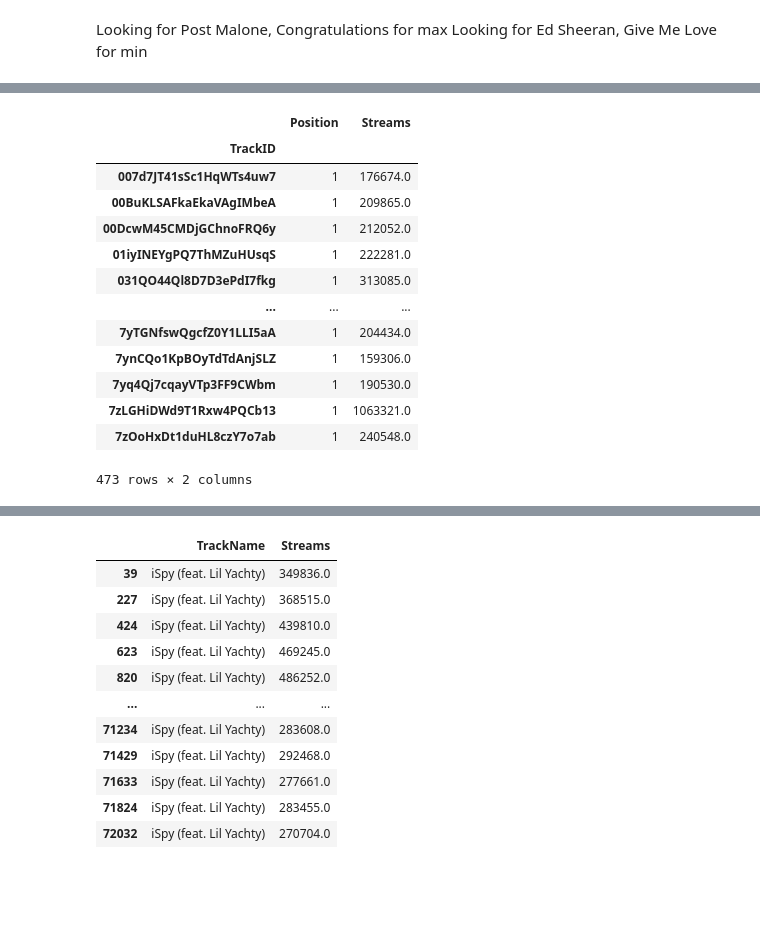
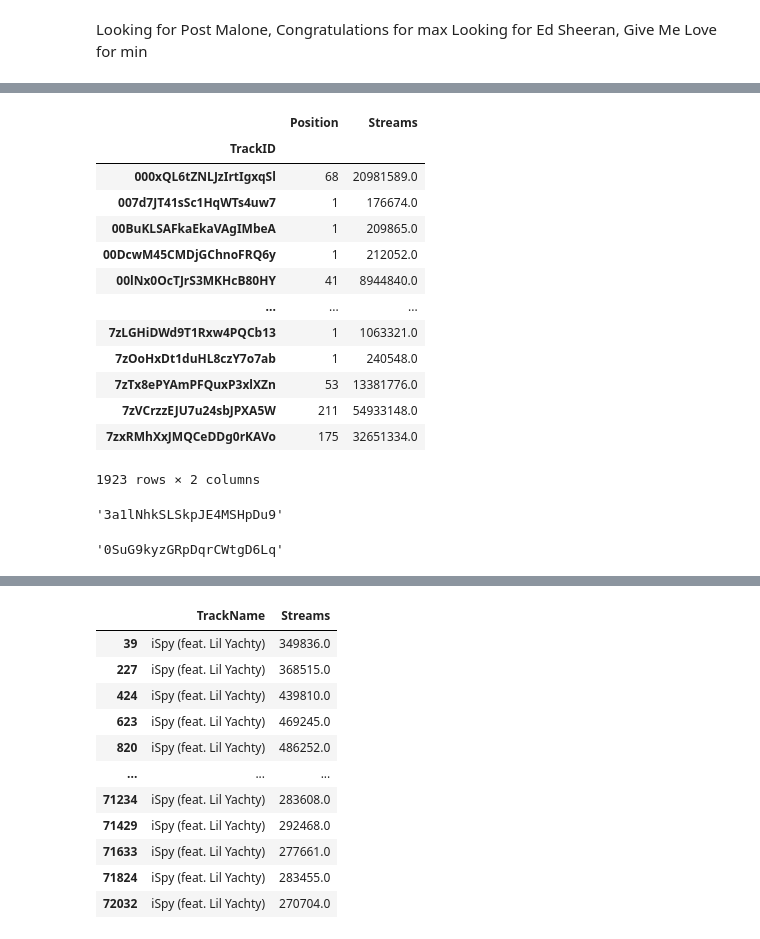
Before and after one commit to iastanehasl/Project-One, a Jupyter notebook: Spotipy_Group.ipynb, the cells around one changed output, grey strips where cells are left out. Saved outputs shown, nothing was run; the diff lists cells and outputs as text; code cells hidden in the pictures; blank space fills up the shorter version.

Commit message:
Finshed finding the most popular and least popular songs.

```diff
--- a/Spotipy_Group.ipynb
+++ b/Spotipy_Group.ipynb
@@ -134,18 +117,33 @@ freqSongMax
-# %%
-freqSongMin
-# %% [output]
-|  | Position | Streams |
-| TrackID |  |  |
-| 007d7JT41sSc1HqWTs4uw7 | 1 | 176674.0 |
-| 00BuKLSAFkaEkaVAgIMbeA | 1 | 209865.0 |
-| 00DcwM45CMDjGChnoFRQ6y | 1 | 212052.0 |
-| 01iyINEYgPQ7ThMZuHUsqS | 1 | 222281.0 |
-| 031QO44Ql8D7D3ePdI7fkg | 1 | 313085.0 |
-| ... | ... | ... |
-| 7yTGNfswQgcfZ0Y1LLI5aA | 1 | 204434.0 |
-| 7ynCQo1KpBOyTdTdAnjSLZ | 1 | 159306.0 |
-| 7yq4Qj7cqayVTp3FF9CWbm | 1 | 190530.0 |
-| 7zLGHiDWd9T1Rxw4PQCb13 | 1 | 1063321.0 |
-| 7zOoHxDt1duHL8czY7o7ab | 1 | 240548.0 |
-473 rows × 2 columns
+# %%
+freqSong_df
+# %% [output]
+|  | Position | Streams |
+| TrackID |  |  |
+| 000xQL6tZNLJzIrtIgxqSl | 68 | 20981589.0 |
+| 007d7JT41sSc1HqWTs4uw7 | 1 | 176674.0 |
+| 00BuKLSAFkaEkaVAgIMbeA | 1 | 209865.0 |
+| 00DcwM45CMDjGChnoFRQ6y | 1 | 212052.0 |
+| 00lNx0OcTJrS3MKHcB80HY | 41 | 8944840.0 |
+| ... | ... | ... |
+| 7zLGHiDWd9T1Rxw4PQCb13 | 1 | 1063321.0 |
+| 7zOoHxDt1duHL8czY7o7ab | 1 | 240548.0 |
+| 7zTx8ePYAmPFQuxP3xlXZn | 53 | 13381776.0 |
+| 7zVCrzzEJU7u24sbJPXA5W | 211 | 54933148.0 |
+| 7zxRMhXxJMQCeDDg0rKAVo | 175 | 32651334.0 |
+1923 rows × 2 columns
+# %%
+temp = freqSongMax.sort_values(by='Streams', ascending=False)
+temp = temp.idxmax()[0]
+# temp = clean_Spoti.loc[clean_Spoti['TrackID'] == temp, 'Track Name']
+banger = temp
+banger
+# %% [output]
+'3a1lNhkSLSkpJE4MSHpDu9'
+# %%
+temp = freqSongMin.sort_values(by='Streams')
+temp = temp.idxmin()[0]
+flop = temp
+flop
+# %% [output]
+'0SuG9kyzGRpDqrCWtgD6Lq'
 # %%
```
Also changed, not shown: parts of 4 cells of this notebook.
